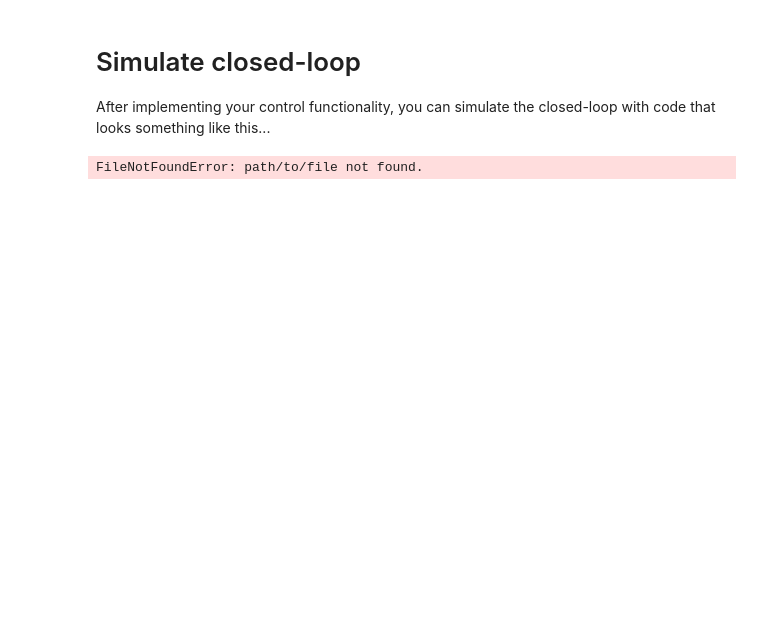
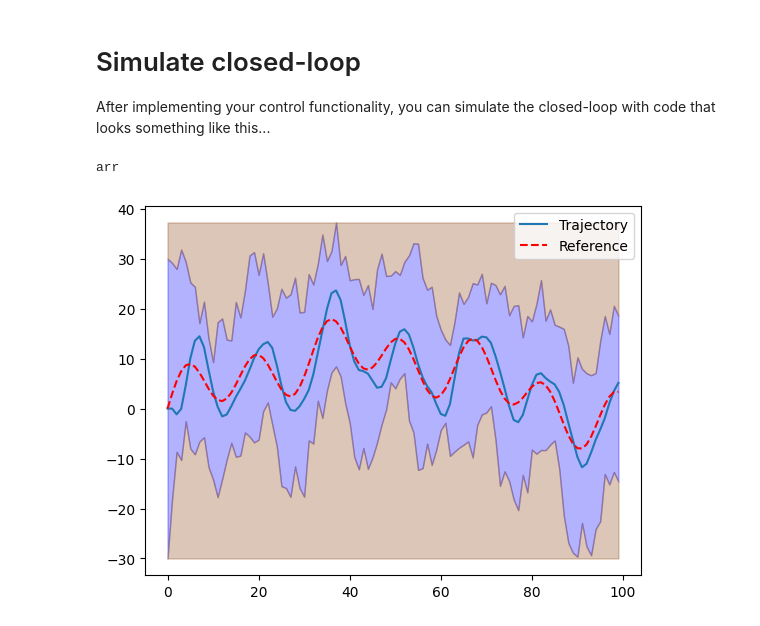
Before and after one commit to benji0208/b1-coding-practical-mt24, a Jupyter notebook: notebooks/demo.ipynb, the cells around one changed output. Drawn from its saved outputs; the diff is of its cells as text; code cells hidden in the pictures; blank space fills up the shorter version.

Commit message:
working controller

```diff
--- a/notebooks/demo.ipynb
+++ b/notebooks/demo.ipynb
@@ -13,17 +35,17 @@ After implementing your control functionality, you can simulate the closed-loop
 # %%
 # Import relevant modules
 import os
 sys.path.append(os.path.abspath('..'))
 from uuv_mission.dynamic import *
 from uuv_mission.terrain import *
 from uuv_mission.control import *
 sub = Submarine()
 # Instantiate your controller (depending on your implementation)
-closed_loop = ClosedLoop(sub, controller)
-
-mission = Mission.from_csv("path/to/file") # You must implement this method in the Mission class
+closed_loop = ClosedLoop(sub)
+mission = Mission.from_csv(r"C:\Users\benji\OneDrive - Nexus365\Catz Engineering\year 3\Standard\B1\code\python\b1-coding-practical-mt24\data\mission.csv")
 
 trajectory = closed_loop.simulate_with_random_disturbances(mission)
 trajectory.plot_completed_mission(mission)
 # %% [output]
-FileNotFoundError: path/to/file not found.
+arr
+[figure, added]
```
Also changed, not shown: parts of 2 cells of this notebook, 2 other files.
